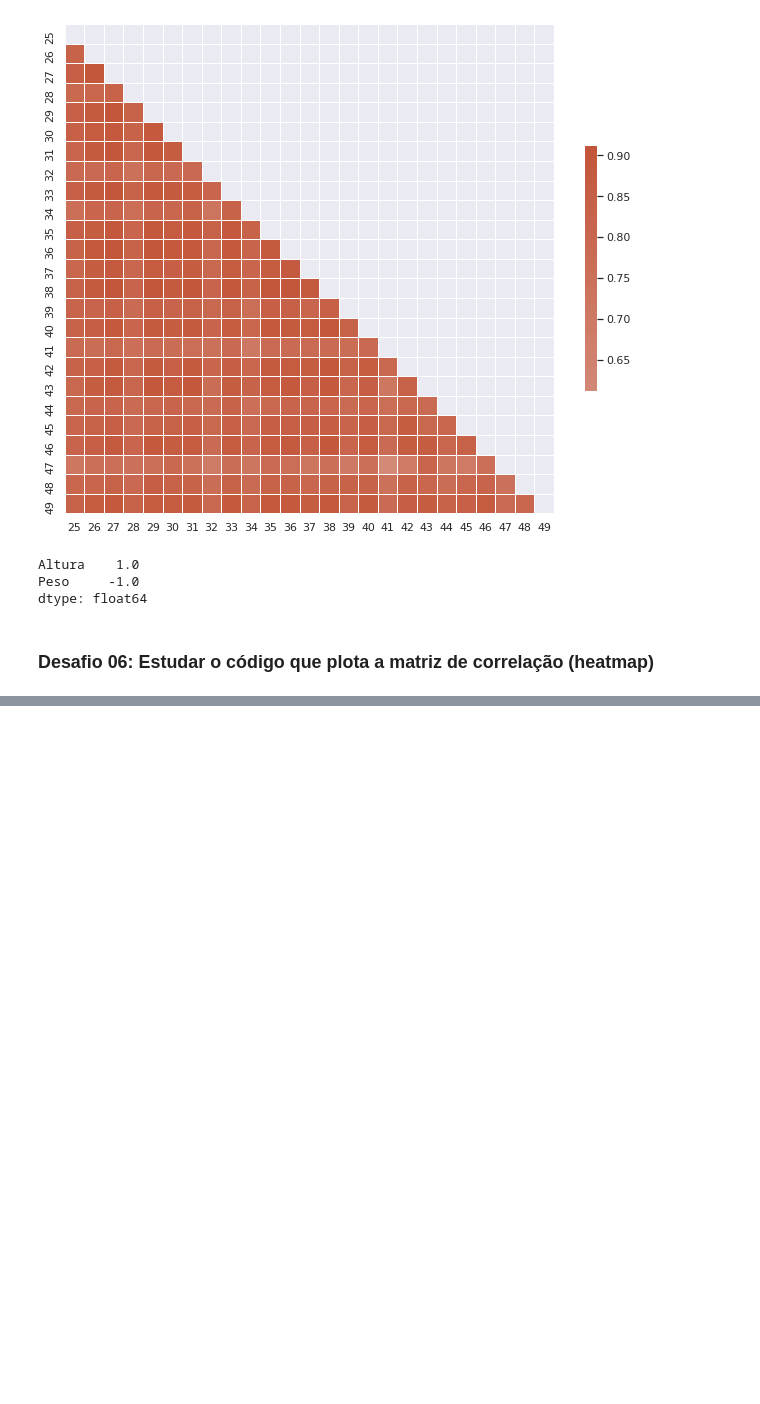
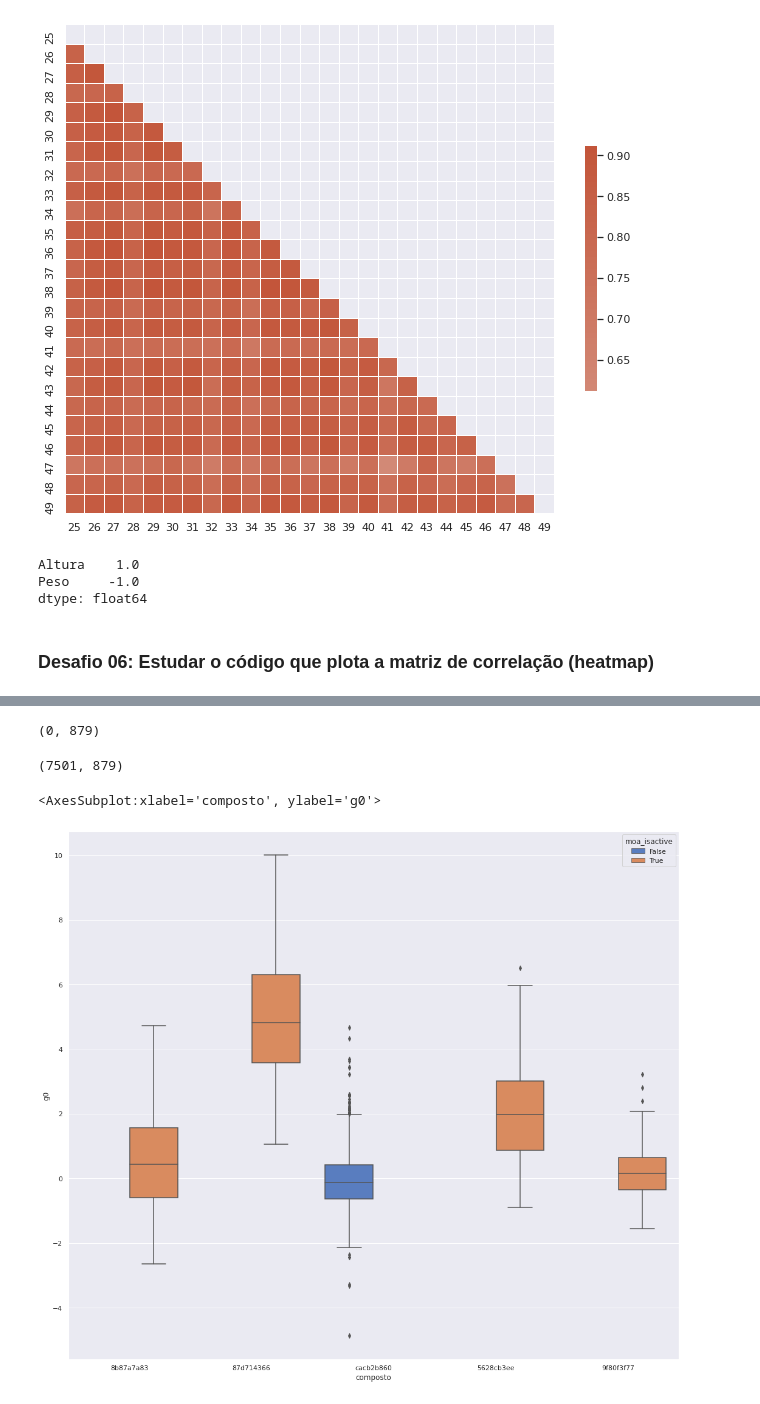
Before and after one commit to marcelsby/alura-imersao-dados-2021, a Jupyter notebook: src/Imersão Dados.ipynb, the cells around one changed output, grey strips where cells are left out. Saved outputs shown, nothing was run; the diff lists cells and outputs as text; code cells hidden in the pictures; blank space fills up the shorter version.

```diff
--- a/src/Imersão Dados.ipynb
+++ b/src/Imersão Dados.ipynb
@@ -649,0 +710,4 @@ dtype: float64
+# %%
+result_data = pd.read_csv('resources/dados_resultados.csv')
+
+result_data.head()
@@ -649,0 +779,4 @@ dtype: float64
+# %%
+result_data['moa_count'] = result_data.drop('id', axis='columns').sum(axis='columns')
+result_data['moa_isactive'] = (result_data['moa_count'] > 0)
+result_data.head()
@@ -649,0 +791,3 @@ dtype: float64
+# %%
+result_data = result_data.drop(['moa_count', 'moa_isactive'], axis='columns')
+result_data.head(1)
@@ -649,0 +808,3 @@ dtype: float64
+# %%
+merged_data = pd.merge(data, result_data[['id', 'moa_count', 'moa_isactive']], on='id')
+merged_data.head()
@@ -649,0 +819,15 @@ dtype: float64
+# %%
+merged_data.query('tratamento == "com_controle" & moa_isactive').shape
+# %% [output]
+(0, 879)
+# %%
+merged_data.query('tratamento == "com_droga" & moa_isactive == False').shape
+# %% [output]
+(7501, 879)
+# %%
+plt.figure(figsize=(18, 16))
+compounds_slice = merged_data['composto'].value_counts().index[:5]
+sns.boxplot(data=merged_data.query('composto in @compounds_slice'), y='g0', x='composto', hue='moa_isactive')
+# %% [output]
+<AxesSubplot:xlabel='composto', ylabel='g0'>
+[figure, added]
```
Also changed, not shown: parts of 32 cells of this notebook.
